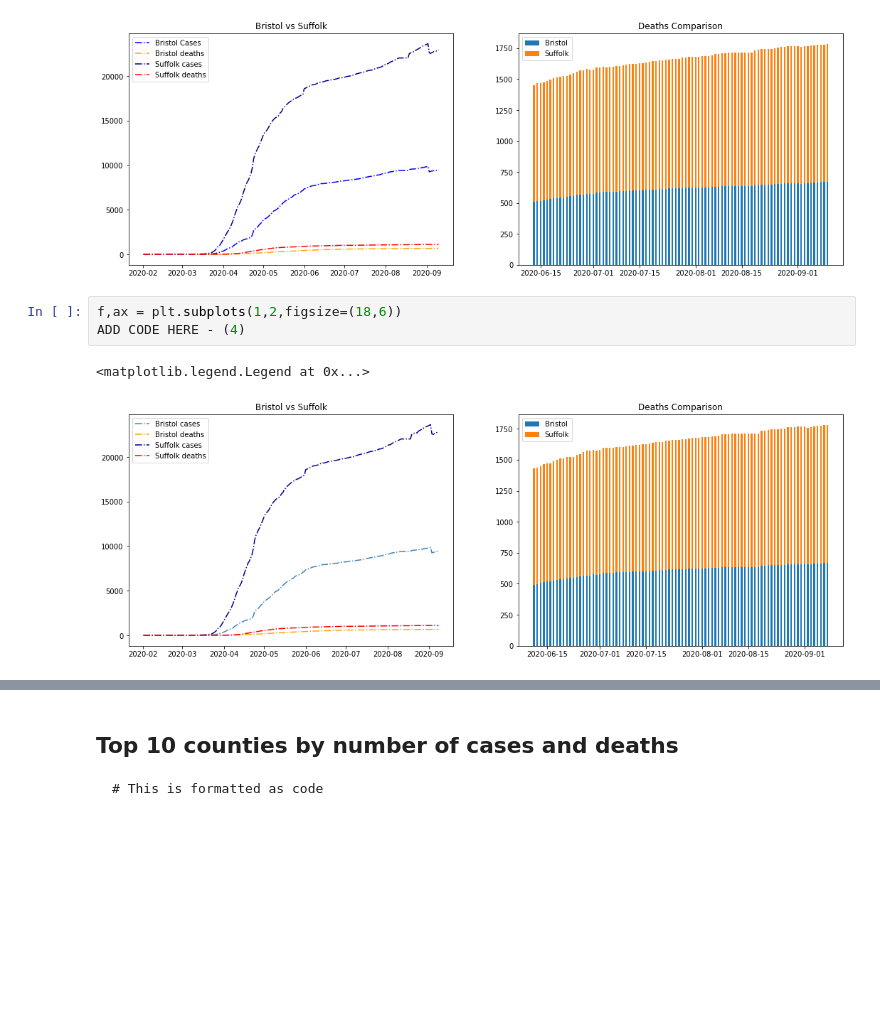
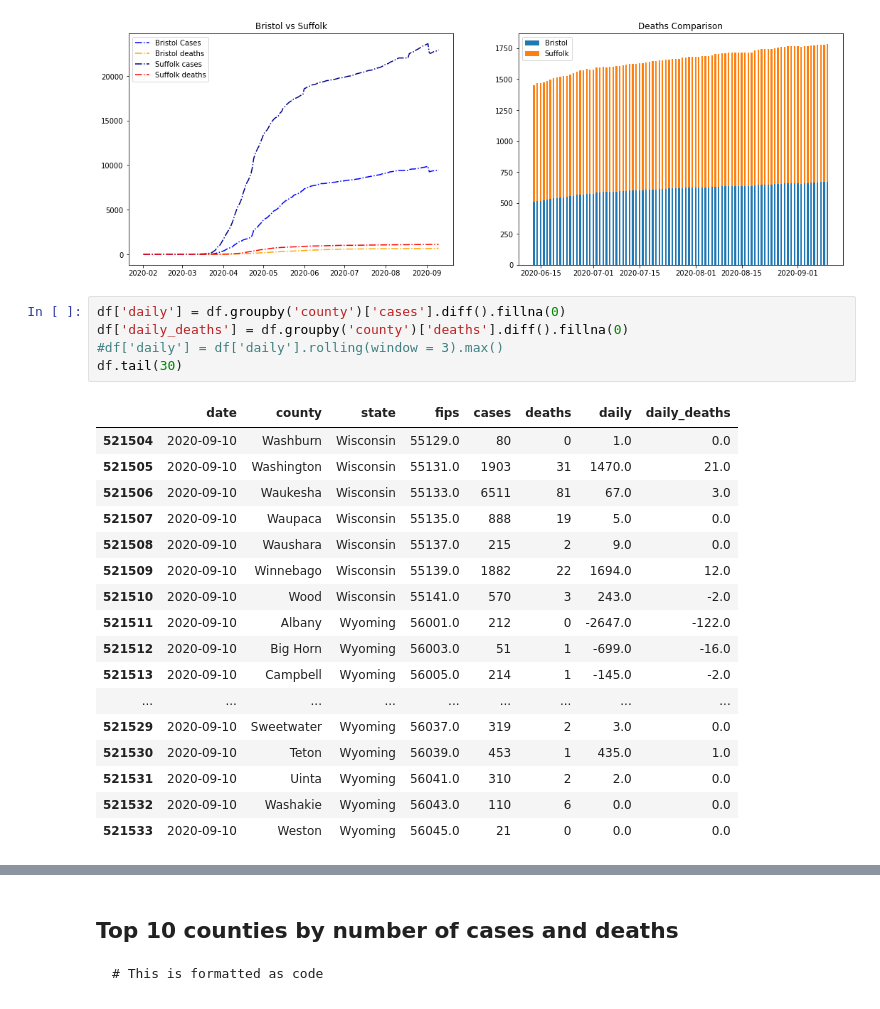
Before and after one commit to ANDOOR/DataVizFall2020_Colab, a Jupyter notebook: Class_Activity_Lec03.ipynb, the cells around one changed output, grey strips where cells are left out. Saved outputs shown, nothing was run; the diff lists cells and outputs as text; blank space fills up the shorter version.

```diff
--- a/Class_Activity_Lec03.ipynb
+++ b/Class_Activity_Lec03.ipynb
@@ -127,9 +120,26 @@ ax[1].set_title('Deaths Comparison')
 # %% [output]
 Text(0.5, 1.0, 'Deaths Comparison')
 [figure]
-# %%
-f,ax = plt.subplots(1,2,figsize=(18,6))
-ADD CODE HERE - (4)
-# %% [output]
-<matplotlib.legend.Legend at 0x...>
-[figure, removed]
+# %%
+df['daily'] = df.groupby('county')['cases'].diff().fillna(0)
+df['daily_deaths'] = df.groupby('county')['deaths'].diff().fillna(0)
+#df['daily'] = df['daily'].rolling(window = 3).max()
+df.tail(30)
+# %% [output]
+|  | date | county | state | fips | cases | deaths | daily | daily_deaths |
+| 521504 | 2020-09-10 | Washburn | Wisconsin | 55129.0 | 80 | 0 | 1.0 | 0.0 |
+| 521505 | 2020-09-10 | Washington | Wisconsin | 55131.0 | 1903 | 31 | 1470.0 | 21.0 |
+| 521506 | 2020-09-10 | Waukesha | Wisconsin | 55133.0 | 6511 | 81 | 67.0 | 3.0 |
+| 521507 | 2020-09-10 | Waupaca | Wisconsin | 55135.0 | 888 | 19 | 5.0 | 0.0 |
+| 521508 | 2020-09-10 | Waushara | Wisconsin | 55137.0 | 215 | 2 | 9.0 | 0.0 |
+| 521509 | 2020-09-10 | Winnebago | Wisconsin | 55139.0 | 1882 | 22 | 1694.0 | 12.0 |
+| 521510 | 2020-09-10 | Wood | Wisconsin | 55141.0 | 570 | 3 | 243.0 | -2.0 |
+| 521511 | 2020-09-10 | Albany | Wyoming | 56001.0 | 212 | 0 | -2647.0 | -122.0 |
+| 521512 | 2020-09-10 | Big Horn | Wyoming | 56003.0 | 51 | 1 | -699.0 | -16.0 |
+| 521513 | 2020-09-10 | Campbell | Wyoming | 56005.0 | 214 | 1 | -145.0 | -2.0 |
+| ... | ... | ... | ... | ... | ... | ... | ... | ... |
+| 521529 | 2020-09-10 | Sweetwater | Wyoming | 56037.0 | 319 | 2 | 3.0 | 0.0 |
+| 521530 | 2020-09-10 | Teton | Wyoming | 56039.0 | 453 | 1 | 435.0 | 1.0 |
+| 521531 | 2020-09-10 | Uinta | Wyoming | 56041.0 | 310 | 2 | 2.0 | 0.0 |
+| 521532 | 2020-09-10 | Washakie | Wyoming | 56043.0 | 110 | 6 | 0.0 | 0.0 |
+| 521533 | 2020-09-10 | Weston | Wyoming | 56045.0 | 21 | 0 | 0.0 | 0.0 |
```
Also changed, not shown: parts of 6 cells of this notebook.
